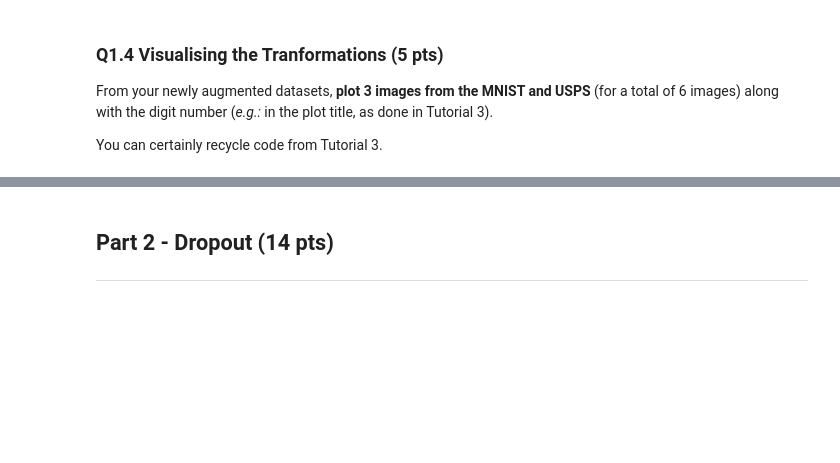
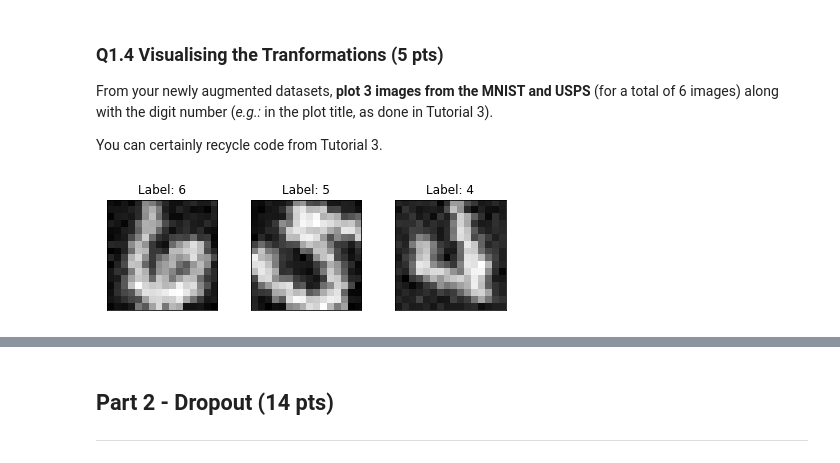
Before and after one commit to mlej8/ECSE552, a Jupyter notebook: A3/ECSE552_H3.ipynb, the cells around one changed output, grey strips where cells are left out. Saved outputs shown, nothing was run; the diff lists cells and outputs as text; code cells hidden in the pictures; blank space fills up the shorter version.

```diff
--- a/A3/ECSE552_H3.ipynb
+++ b/A3/ECSE552_H3.ipynb
@@ -109,0 +107,15 @@ Take particular care that the transformations you are choosing are applicable to
+# %%
+# Q1.3 code here
+transform = transforms.Compose(
+    [transforms.ToTensor(),
+     transforms.RandomRotation(30),
+     AddNoise(mean=0., std= 0.05)
+    ])
+# %%
+# mnist
+mnist_trainset = datasets.MNIST(root='./mnistdata', train=True, download=True, transform=transform)
+mnist_testset = datasets.MNIST(root='./mnistdata', train=False, download=True, transform=transform)
+
+# usps
+usps_trainset = datasets.USPS(root='./uspsdata', train=True, download=True, transform=transform)
+usps_testset = datasets.USPS(root='./uspsdata', train=False, download=True, transform=transform)
@@ -117,0 +146,12 @@ You can certainly recycle code from Tutorial 3.
+# %%
+# plot usps
+fig = plt.figure()
+for i in range(3):
+  plt.subplot(1,3,i+1)
+  plt.tight_layout()
+  plt.imshow(usps_trainset[i][0].reshape(16,16), cmap='gray', interpolation='none')
+  plt.title("Label: {}".format(usps_trainset[i][1]))
+  plt.xticks([])
+  plt.yticks([])
+# %% [output]
+[figure, added]
```
Also changed, not shown: parts of 15 cells of this notebook.
